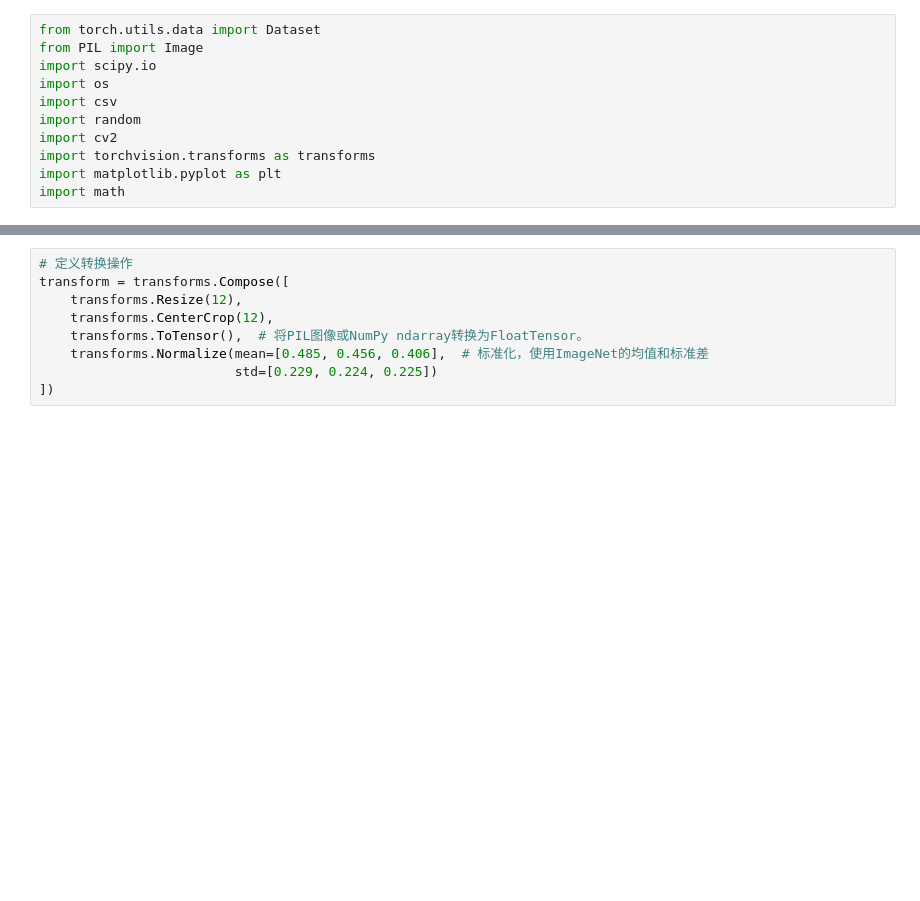
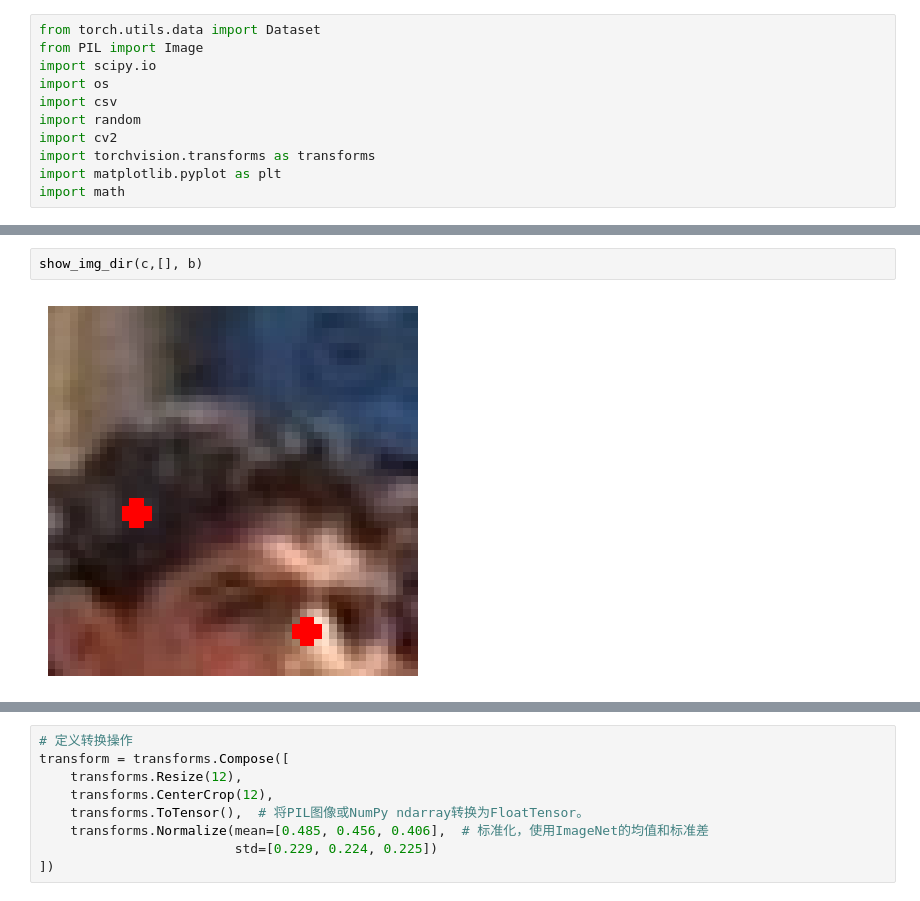
Before and after one commit to ZiJie-Duan/AI_GOGOGO, a Jupyter notebook: Pytorch/face_loc/test.ipynb, the cells around one changed output, grey strips where cells are left out. Drawn from its saved outputs; the diff is of its cells as text; blank space fills up the shorter version.

```diff
--- a/Pytorch/face_loc/test.ipynb
+++ b/Pytorch/face_loc/test.ipynb
@@ -393,0 +63,4 @@ class MTCDataSet(Dataset):
+# %%
+show_img_dir(c,[], b)
+# %% [output]
+[figure, added]
```
Also changed, not shown: parts of 22 cells of this notebook, 2 other files.
